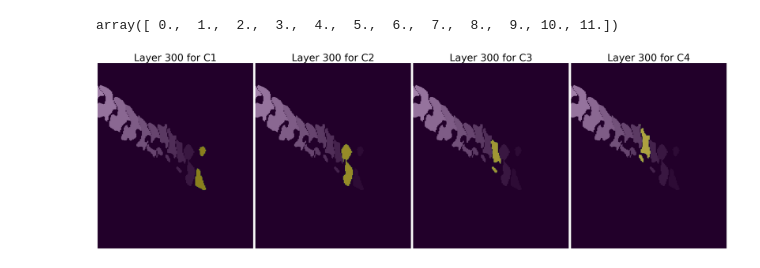
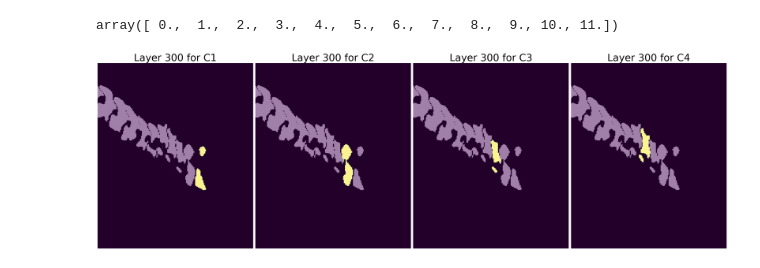
Before and after one commit to hatzav-ox/rsna-cervical-spine_poetry, a Jupyter notebook: notebooks/playground.ipynb, the cells around one changed output. Drawn from its saved outputs; the diff is of its cells as text; code cells hidden in the pictures.

```diff
--- a/notebooks/playground.ipynb
+++ b/notebooks/playground.ipynb
@@ -69,16 +69,16 @@ array([ 0.,  1.,  2.,  3.,  4.,  5.,  6.,  7.,  8.,  9., 10., 11.])
 # %%
 layer = 300
 
 fig, ax = plt.subplots(nrows=1, ncols=4, figsize=(40,25))
 for i in range(4):
   img_label_str = list(segmented_labels.keys())[i]
   img = image_data[layer, :, :]
   mask = np.where(img == segmented_labels[img_label_str], 255, 0)
   ax[i].imshow(mask)
-  ax[i].imshow(image_data[layer, :, :], cmap="gray", alpha=0.5)
+  ax[i].imshow(image_data[layer, :, :]>0, cmap="gray", alpha=0.5)
   ax[i].set_title(f"Layer {layer} for {img_label_str}", fontsize=45)
   ax[i].axis('off')
 plt.tight_layout()
 plt.show()
 # %% [output]
-[figure, old version]
+[figure, new version]
```
